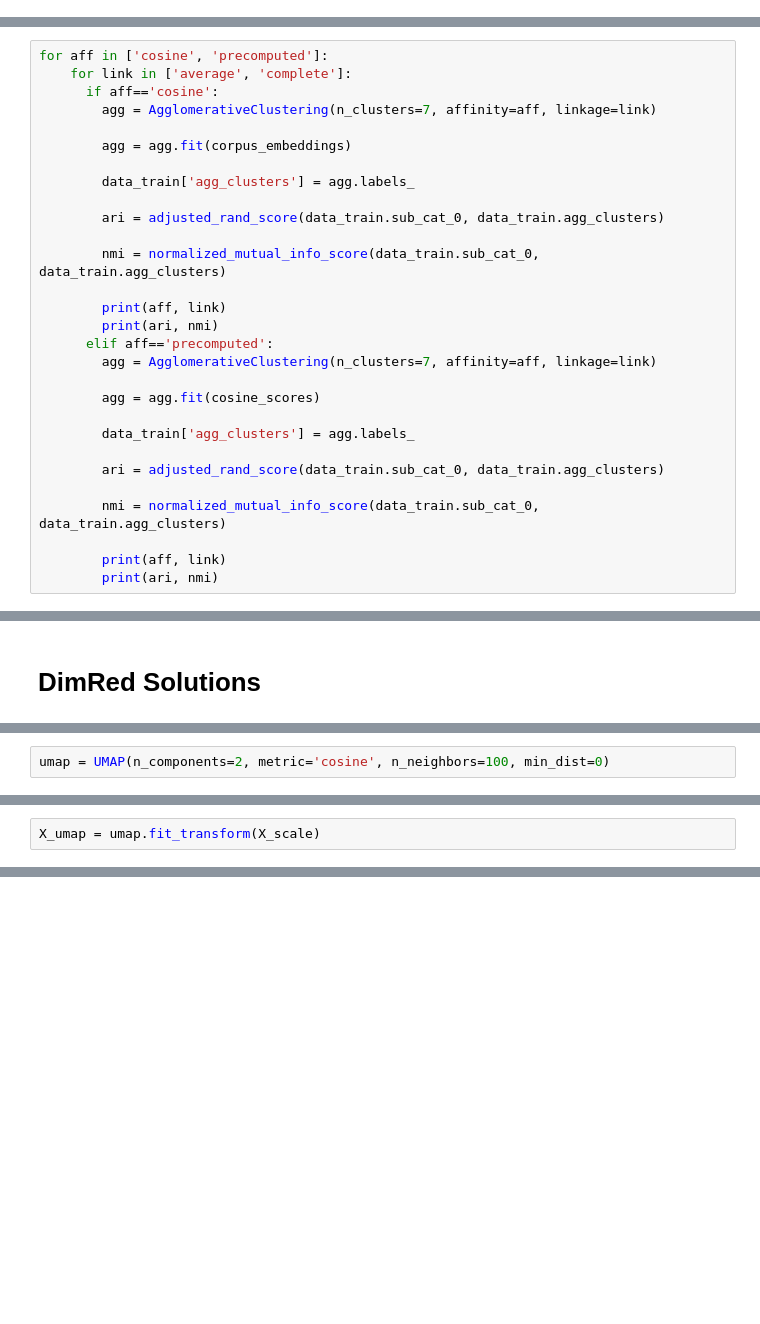
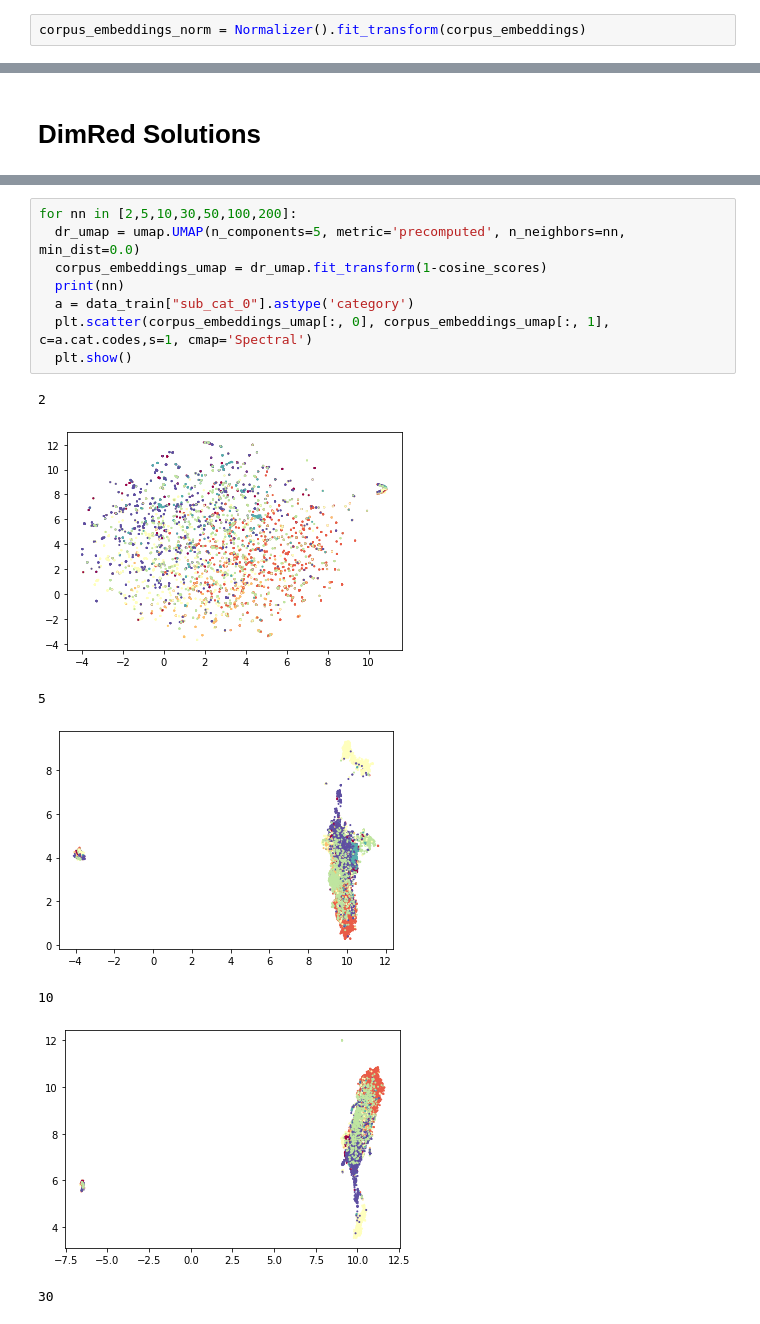
Before and after one commit to MatthiasELBAZ/Text_Clustering_with_BERT, a Jupyter notebook: Multi_Level_Text_Clustering.ipynb, the cells around one changed output, grey strips where cells are left out. Cells and saved outputs as stored; diff of their text form; blank space fills up the shorter version.

```diff
--- a/Multi_Level_Text_Clustering.ipynb
+++ b/Multi_Level_Text_Clustering.ipynb
@@ -474,0 +459,2 @@ from sklearn.cluster import KMeans
+# %%
+corpus_embeddings_norm = Normalizer().fit_transform(corpus_embeddings)
@@ -560,29 +566,0 @@ manhattan complete
-# %%
-for aff in ['cosine', 'precomputed']:
-    for link in ['average', 'complete']:
-      if aff=='cosine':
-        agg = AgglomerativeClustering(n_clusters=7, affinity=aff, linkage=link)
-
-        agg = agg.fit(corpus_embeddings)
-
-        data_train['agg_clusters'] = agg.labels_
-
-        ari = adjusted_rand_score(data_train.sub_cat_0, data_train.agg_clusters)
-
-        nmi = normalized_mutual_info_score(data_train.sub_cat_0, data_train.agg_clusters)
-
-        print(aff, link)
-        print(ari, nmi)
-      elif aff=='precomputed':
-        agg = AgglomerativeClustering(n_clusters=7, affinity=aff, linkage=link)
-
-        agg = agg.fit(cosine_scores)
-
-        data_train['agg_clusters'] = agg.labels_
-
-        ari = adjusted_rand_score(data_train.sub_cat_0, data_train.agg_clusters)
-
-        nmi = normalized_mutual_info_score(data_train.sub_cat_0, data_train.agg_clusters)
-
-        print(aff, link)
-        print(ari, nmi)
@@ -692,2 +568,0 @@ NameError: ignored
-# %%
-umap = UMAP(n_components=2, metric='cosine', n_neighbors=100, min_dist=0)
@@ -696,2 +568,0 @@ NameError: ignored
-# %%
-X_umap = umap.fit_transform(X_scale)
@@ -736,0 +576,16 @@ KeyboardInterrupt: ignored
+# %%
+for nn in [2,5,10,30,50,100,200]:
+  dr_umap = umap.UMAP(n_components=5, metric='precomputed', n_neighbors=nn, min_dist=0.0)
+  corpus_embeddings_umap = dr_umap.fit_transform(1-cosine_scores)
+  print(nn)
+  a = data_train["sub_cat_0"].astype('category')
+  plt.scatter(corpus_embeddings_umap[:, 0], corpus_embeddings_umap[:, 1], c=a.cat.codes,s=1, cmap='Spectral')
+  plt.show()
+# %% [output]
+2
+[figure, added]
+5
+[figure, added]
+10
+[figure, added]
+30
```
Also changed, not shown: parts of 77 cells of this notebook.
